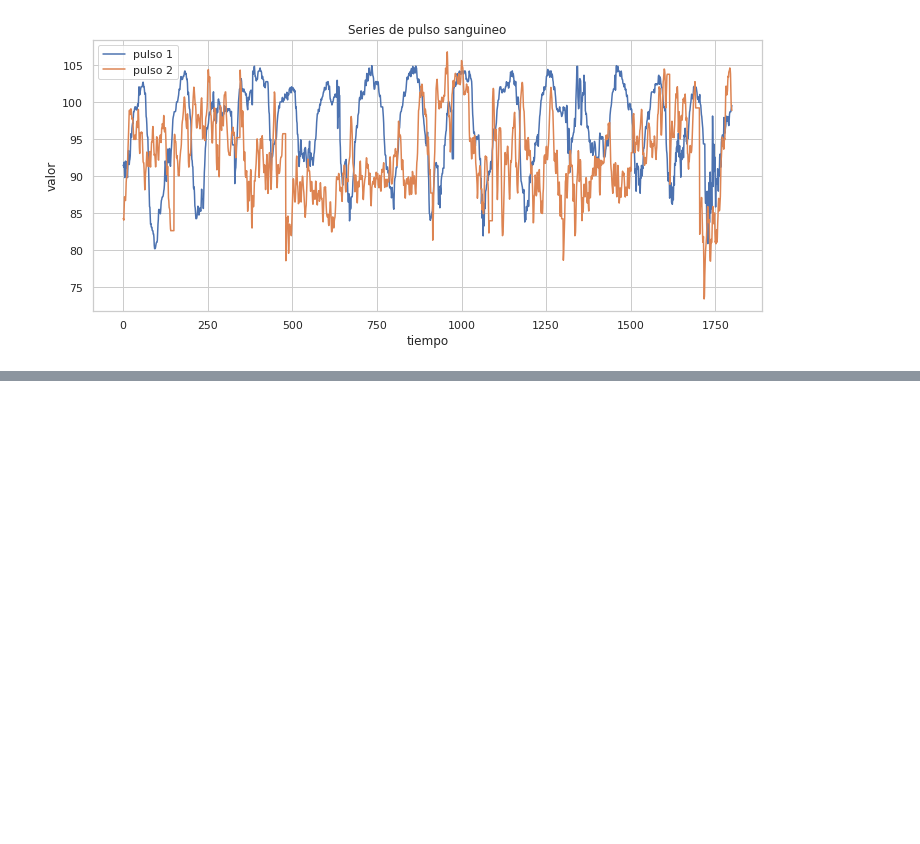
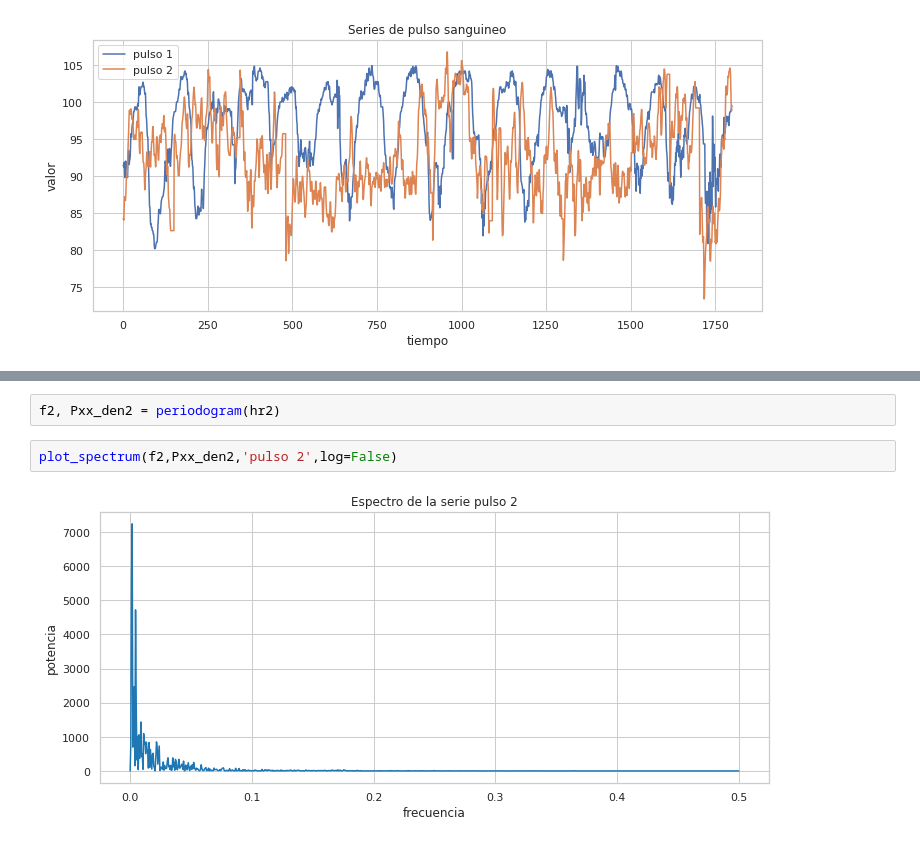
Before and after one commit to camilocarvajalreyes/tareas-MDS7204, a Jupyter notebook: unidad_1/tarea_2/periodograma.ipynb, the cells around one changed output, grey strips where cells are left out. Drawn from its saved outputs; the diff is of its cells as text; blank space fills up the shorter version.

```diff
--- a/unidad_1/tarea_2/periodograma.ipynb
+++ b/unidad_1/tarea_2/periodograma.ipynb
@@ -23,0 +36,6 @@ plot_series([hr1,hr2],['pulso 1','pulso 2'],title='Series de pulso sanguineo')
+# %%
+f2, Pxx_den2 = periodogram(hr2)
+# %%
+plot_spectrum(f2,Pxx_den2,'pulso 2',log=False)
+# %% [output]
+[figure, added]
```
Also changed, not shown: parts of 3 cells of this notebook, 1 other file.
